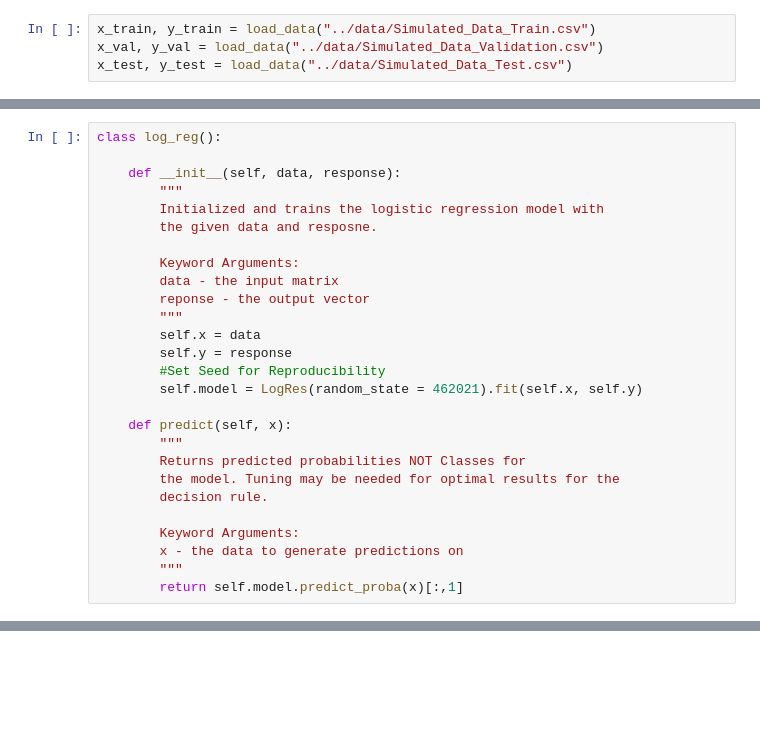
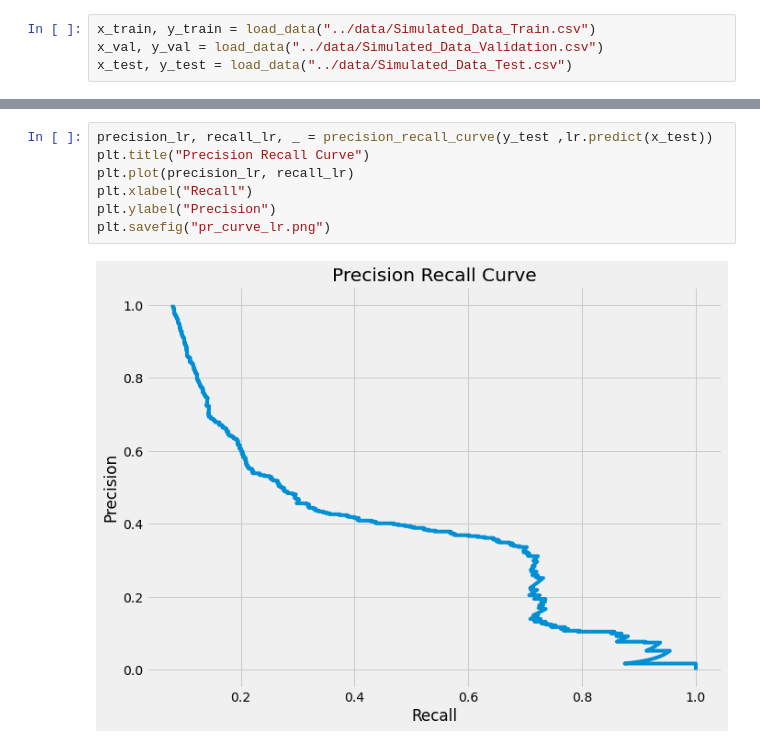
Before and after one commit to ayush-kumar-1/UGADataScienceCompetition, a Jupyter notebook: notebooks/1_lr.ipynb, the cells around one changed output, grey strips where cells are left out. Cells and saved outputs as stored; diff of their text form; blank space fills up the shorter version.

```diff
--- a/notebooks/1_lr.ipynb
+++ b/notebooks/1_lr.ipynb
@@ -32,27 +19,0 @@ array([[6.3651270e+04, 9.0199900e+03, 4.8400000e+02, ..., 0.0000000e+00,
-# %%
-class log_reg():
-
-    def __init__(self, data, response):
-        """
-        Initialized and trains the logistic regression model with
-        the given data and resposne.
-
-        Keyword Arguments:
-        data - the input matrix
-        reponse - the output vector
-        """
-        self.x = data
-        self.y = response
-        #Set Seed for Reproducibility
-        self.model = LogRes(random_state = 462021).fit(self.x, self.y)
-
-    def predict(self, x):
-        """
-        Returns predicted probabilities NOT Classes for
-        the model. Tuning may be needed for optimal results for the
-        decision rule.
-
-        Keyword Arguments:
-        x - the data to generate predictions on
-        """
-        return self.model.predict_proba(x)[:,1]
@@ -309,0 +96,9 @@ dtype: float64
+# %%
+precision_lr, recall_lr, _ = precision_recall_curve(y_test ,lr.predict(x_test))
+plt.title("Precision Recall Curve")
+plt.plot(precision_lr, recall_lr)
+plt.xlabel("Recall")
+plt.ylabel("Precision")
+plt.savefig("pr_curve_lr.png")
+# %% [output]
+[figure, added]
```
Also changed, not shown: parts of 20 cells of this notebook, 11 other files.
